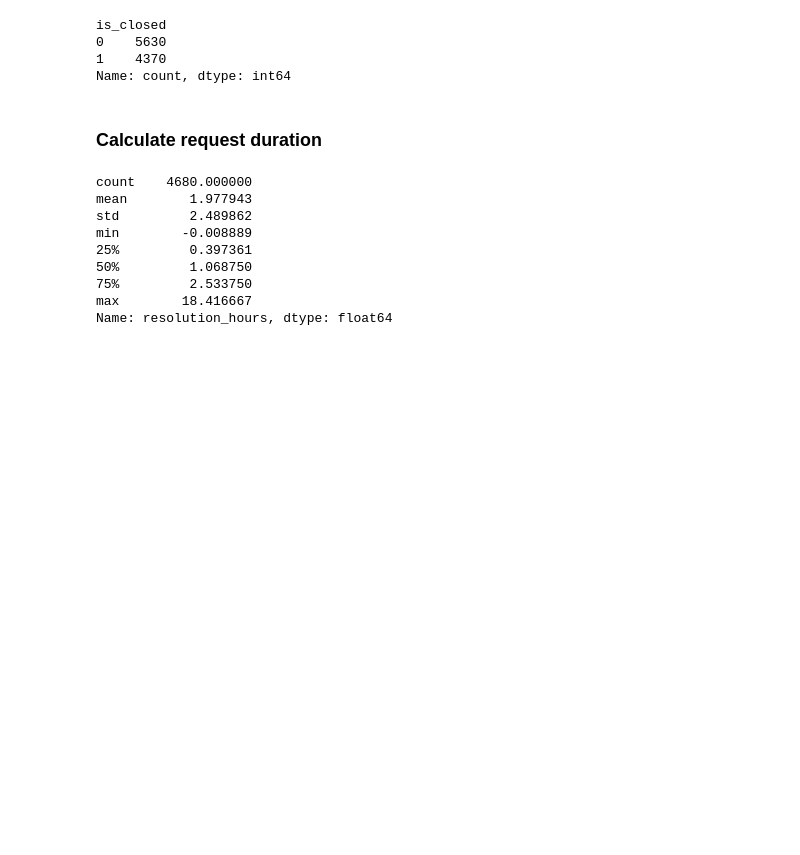
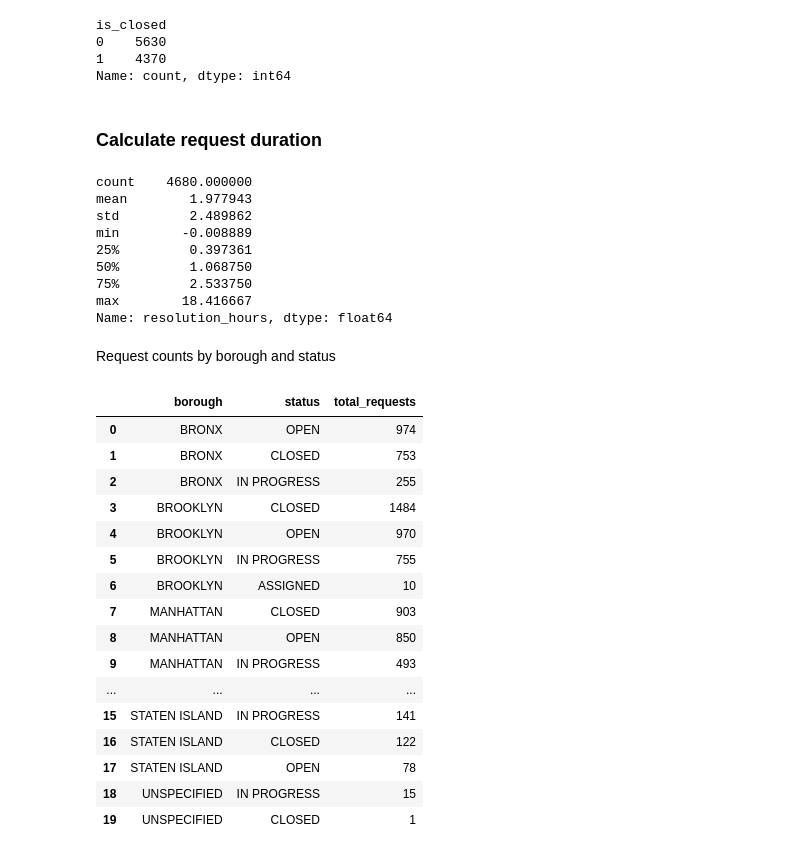
Before and after one commit to MuhammadSaud60/Assignment_2_Reproducible, a Jupyter notebook: notebooks/02_exploratory_analysis.ipynb, the cells around one changed output. Saved outputs shown, nothing was run; the diff lists cells and outputs as text; code cells hidden in the pictures; blank space fills up the shorter version.

```diff
--- a/notebooks/02_exploratory_analysis.ipynb
+++ b/notebooks/02_exploratory_analysis.ipynb
@@ -263,3 +263,54 @@ min        -0.008889
 75%         2.533750
 max        18.416667
 Name: resolution_hours, dtype: float64
+# %% [markdown]
+Request counts by borough and status
+# %%
+import sqlite3
+
+DB_PATH = PROJECT_ROOT / "outputs" / "nyc_311.db"
+# %%
+with sqlite3.connect(DB_PATH) as conn:
+    df.to_sql(
+        "nyc_311_requests",
+        conn,
+        if_exists="replace",
+        index=False
+    )
+# %%
+sql_query = """
+    SELECT
+        borough,
+        status,
+        COUNT(*) AS total_requests
+    FROM nyc_311_requests
+    GROUP BY borough, status
+    ORDER BY borough, total_requests DESC;
+    """
+# %%
+sql_result = pd.read_sql_query(sql_query, conn)
+
+sql_result.to_csv(
+    PROJECT_ROOT / "outputs" / "reports" / "borough_status_sql.csv",
+    index=False
+)
+# %%
+sql_result
+# %% [output]
+|  | borough | status | total_requests |
+| 0 | BRONX | OPEN | 974 |
+| 1 | BRONX | CLOSED | 753 |
+| 2 | BRONX | IN PROGRESS | 255 |
+| 3 | BROOKLYN | CLOSED | 1484 |
+| 4 | BROOKLYN | OPEN | 970 |
+| 5 | BROOKLYN | IN PROGRESS | 755 |
+| 6 | BROOKLYN | ASSIGNED | 10 |
+| 7 | MANHATTAN | CLOSED | 903 |
+| 8 | MANHATTAN | OPEN | 850 |
+| 9 | MANHATTAN | IN PROGRESS | 493 |
+| ... | ... | ... | ... |
+| 15 | STATEN ISLAND | IN PROGRESS | 141 |
+| 16 | STATEN ISLAND | CLOSED | 122 |
+| 17 | STATEN ISLAND | OPEN | 78 |
+| 18 | UNSPECIFIED | IN PROGRESS | 15 |
+| 19 | UNSPECIFIED | CLOSED | 1 |
```
Also changed, not shown: 2 other files.
